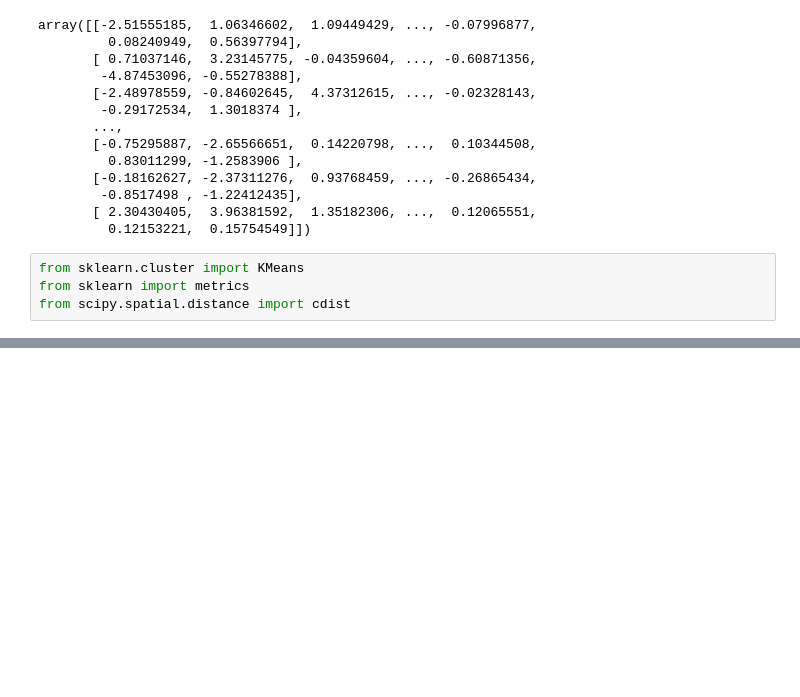
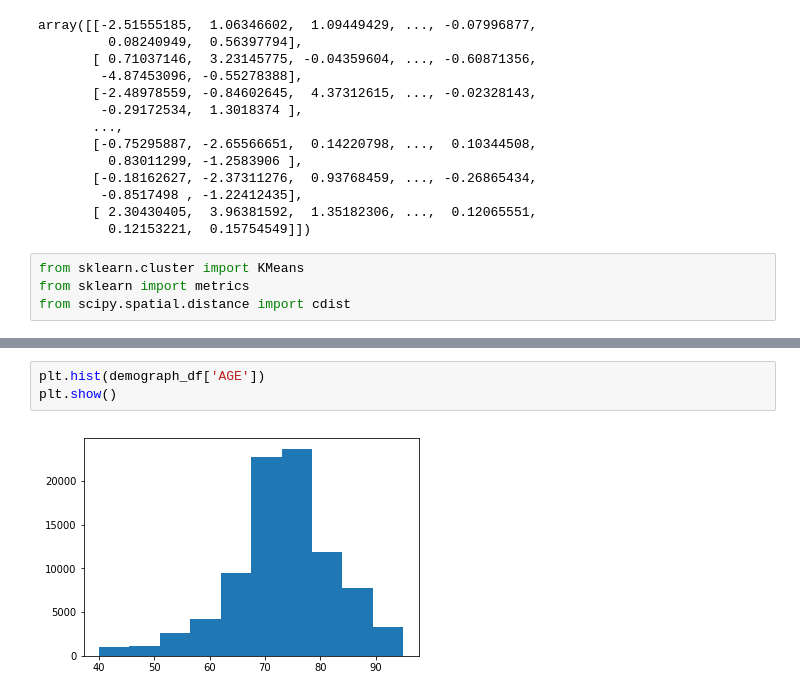
Before and after one commit to Preetikasri/Humana_HealthCare_Analytics, a Jupyter notebook: Humana.ipynb, the cells around one changed output, grey strips where cells are left out. Saved outputs shown, nothing was run; the diff lists cells and outputs as text; blank space fills up the shorter version.

```diff
--- a/Humana.ipynb
+++ b/Humana.ipynb
@@ -259,0 +259,5 @@ plt.show()
+# %%
+plt.hist(demograph_df['AGE'])
+plt.show()
+# %% [output]
+[figure, added]
```
Also changed, not shown: parts of 23 cells of this notebook.
